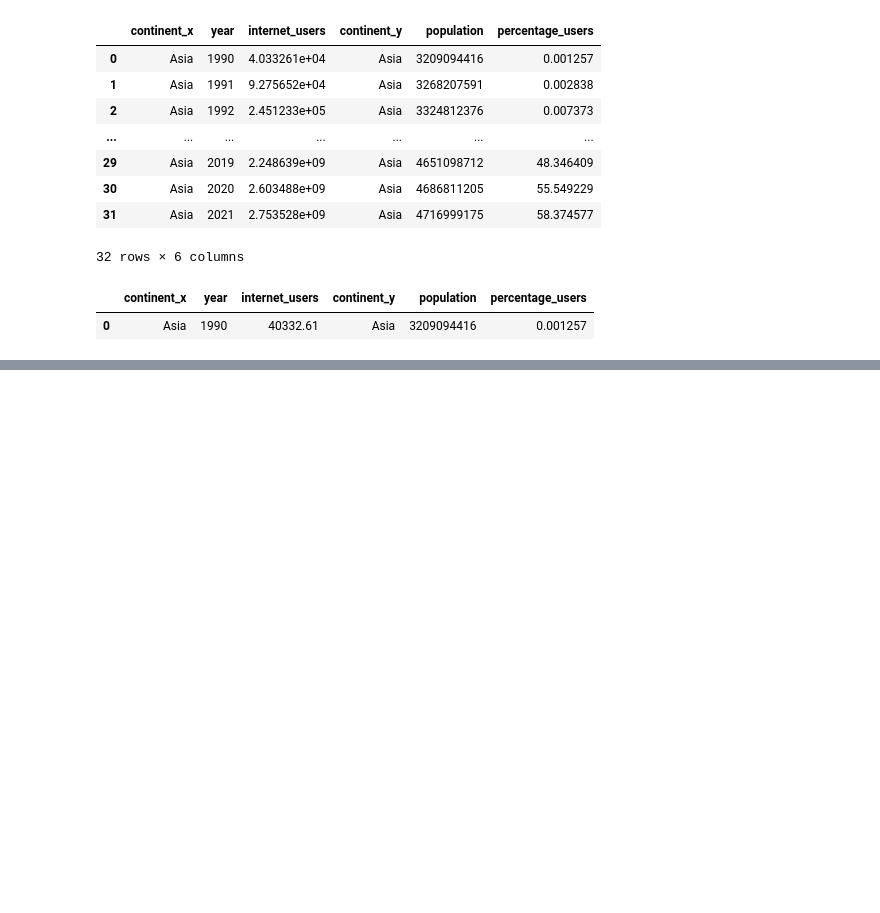
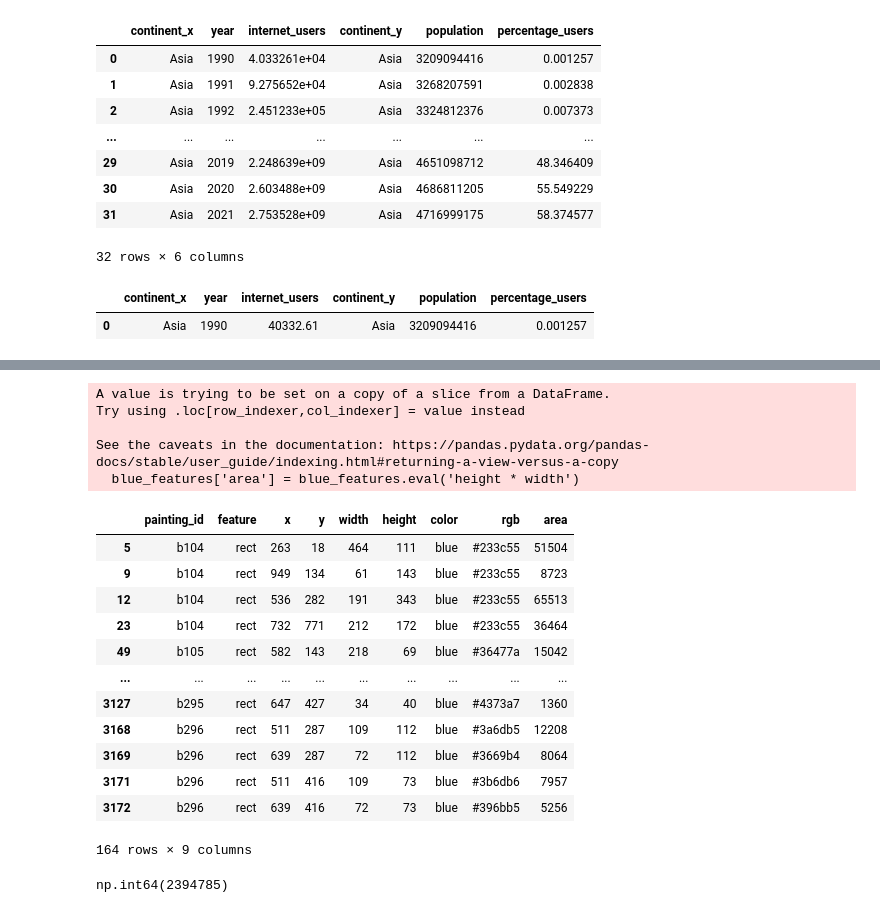
Before and after one commit to Ivon110/Mineria-de-Datos, a Jupyter notebook: mineriacolab1.ipynb, the cells around one changed output, grey strips where cells are left out. Drawn from its saved outputs; the diff is of its cells as text; code cells hidden in the pictures; blank space fills up the shorter version.

```diff
--- a/mineriacolab1.ipynb
+++ b/mineriacolab1.ipynb
@@ -2086,0 +2115,6 @@ merged_df.query('percentage_users > 0').head(1)
+# %%
+import pandas as pd
+pd.options.display.max_rows = 10
+
+features = pd.read_csv('/content/sample_data/mondrian-painting-features.csv')
+features
@@ -2086,0 +2209,28 @@ merged_df.query('percentage_users > 0').head(1)
+# %%
+#Calculate the area of these blue features.
+blue_features['area'] = blue_features.eval('height * width')
+blue_features
+# %% [output]
+A value is trying to be set on a copy of a slice from a DataFrame.
+Try using .loc[row_indexer,col_indexer] = value instead
+
+See the caveats in the documentation: https://pandas.pydata.org/pandas-docs/stable/user_guide/indexing.html#returning-a-view-versus-a-copy
+  blue_features['area'] = blue_features.eval('height * width')
+|  | painting_id | feature | x | y | width | height | color | rgb | area |
+| 5 | b104 | rect | 263 | 18 | 464 | 111 | blue | #233c55 | 51504 |
+| 9 | b104 | rect | 949 | 134 | 61 | 143 | blue | #233c55 | 8723 |
+| 12 | b104 | rect | 536 | 282 | 191 | 343 | blue | #233c55 | 65513 |
+| 23 | b104 | rect | 732 | 771 | 212 | 172 | blue | #233c55 | 36464 |
+| 49 | b105 | rect | 582 | 143 | 218 | 69 | blue | #36477a | 15042 |
+| ... | ... | ... | ... | ... | ... | ... | ... | ... | ... |
+| 3127 | b295 | rect | 647 | 427 | 34 | 40 | blue | #4373a7 | 1360 |
+| 3168 | b296 | rect | 511 | 287 | 109 | 112 | blue | #3a6db5 | 12208 |
+| 3169 | b296 | rect | 639 | 287 | 72 | 112 | blue | #3669b4 | 8064 |
+| 3171 | b296 | rect | 511 | 416 | 109 | 73 | blue | #3b6db6 | 7957 |
+| 3172 | b296 | rect | 639 | 416 | 72 | 73 | blue | #396bb5 | 5256 |
+164 rows × 9 columns
+# %%
+#Calculate the area of these blue features
+blue_features['area'].sum()
+# %% [output]
+np.int64(2394785)
```
Also changed, not shown: parts of 12 cells of this notebook.
